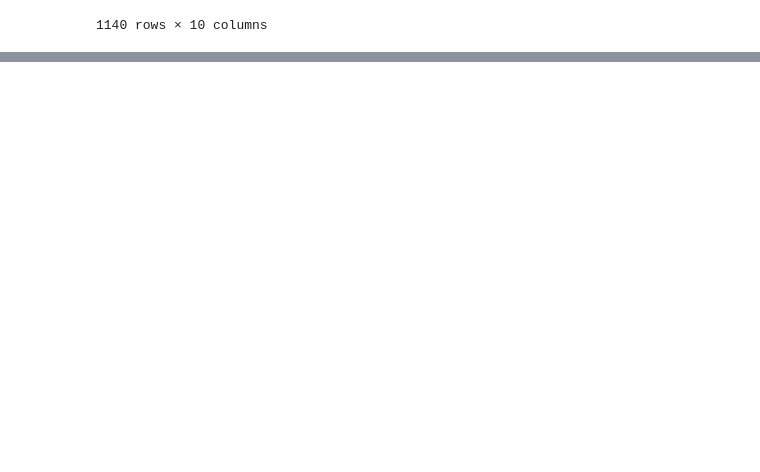
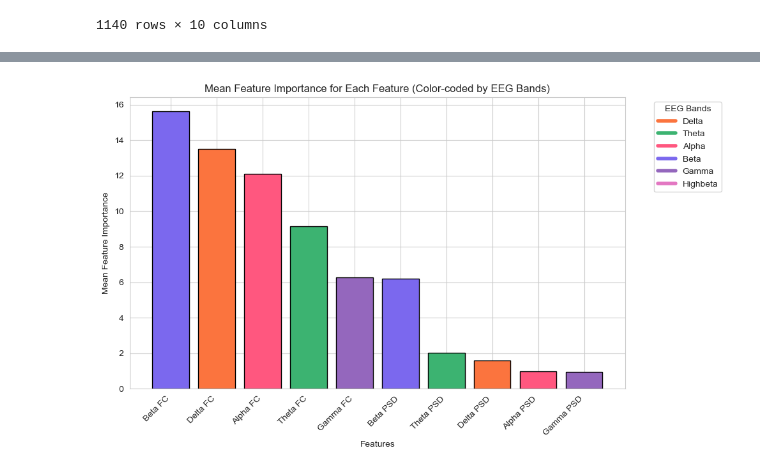
Before and after one commit to twix402/NeuroML, a Jupyter notebook: Codes/binary-classification-and-feature-importance.ipynb, the cells around one changed output, grey strips where cells are left out. Cells and saved outputs as stored; diff of their text form; code cells hidden in the pictures; blank space fills up the shorter version.

```diff
--- a/Codes/binary-classification-and-feature-importance.ipynb
+++ b/Codes/binary-classification-and-feature-importance.ipynb
@@ -804,0 +1026,5 @@ Extracted from cache (cv_fi/result)
+# %%
+df=pd.DataFrame(result)
+# %%
+df['mean_fi'] = df.mean(axis=1)
+importances = df.sort_values(by='mean_fi', ascending=False)
@@ -804,0 +1096,3 @@ Extracted from cache (cv_fi/result)
+# %%
+psd_fc_fi=psd_fc.sort_values(by='mean', ascending=False)
+psd_fc_fi=psd_fc_fi.head(10)
@@ -804,0 +1113,41 @@ Extracted from cache (cv_fi/result)
+# %%
+# Assigning colors based on EEG bands
+band_colors = {
+    'Delta': '#FB743E',    # vibrant blue
+    'Theta': '#3cb371',    # vibrant green
+    'Alpha': '#FF577F',    # vibrant orange
+    'Beta': '#7b68ee',     # vibrant red
+    'Gamma': '#9467bd',    # vibrant purple
+    'Highbeta': '#e377c2'}
+
+# Determining band for each feature and assigning color
+colors = []
+for feature in psd_fc_fi.index:
+    found = False
+    for band, color in band_colors.items():
+        if band in feature:
+            colors.append(color)
+            found = True
+            break
+    if not found:
+        colors.append('grey')
+
+
+# Plotting the mean values with color coding based on EEG bands
+plt.figure(figsize=(10, 6))
+plt.bar(psd_fc_fi.index, psd_fc_fi['mean'], color=colors, edgecolor='black')
+plt.xlabel('Features')
+plt.ylabel('Mean Feature Importance')
+plt.title('Mean Feature Importance for Each Feature (Color-coded by EEG Bands)')
+plt.xticks(rotation=45, ha='right')
+
+
+# Adding a legend for all EEG bands, even if not present in the data
+legend_labels = [plt.Line2D([0], [0], color=color, lw=4) for color in band_colors.values()]
+legend_titles = list(band_colors.keys())
+plt.legend(legend_labels, legend_titles, title='EEG Bands', bbox_to_anchor=(1.05, 1), loc='upper left')
+
+plt.tight_layout()
+plt.show()
+# %% [output]
+[figure, added]
```
Also changed, not shown: parts of 13 cells of this notebook.
